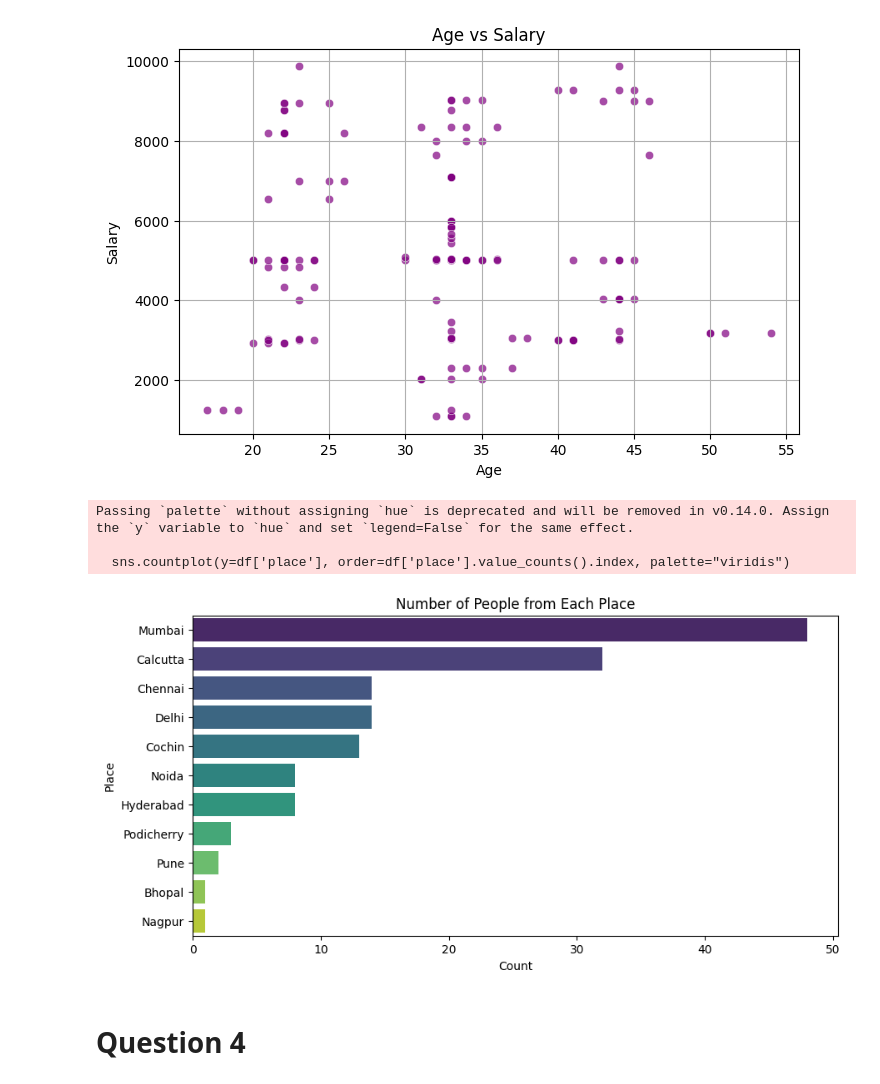
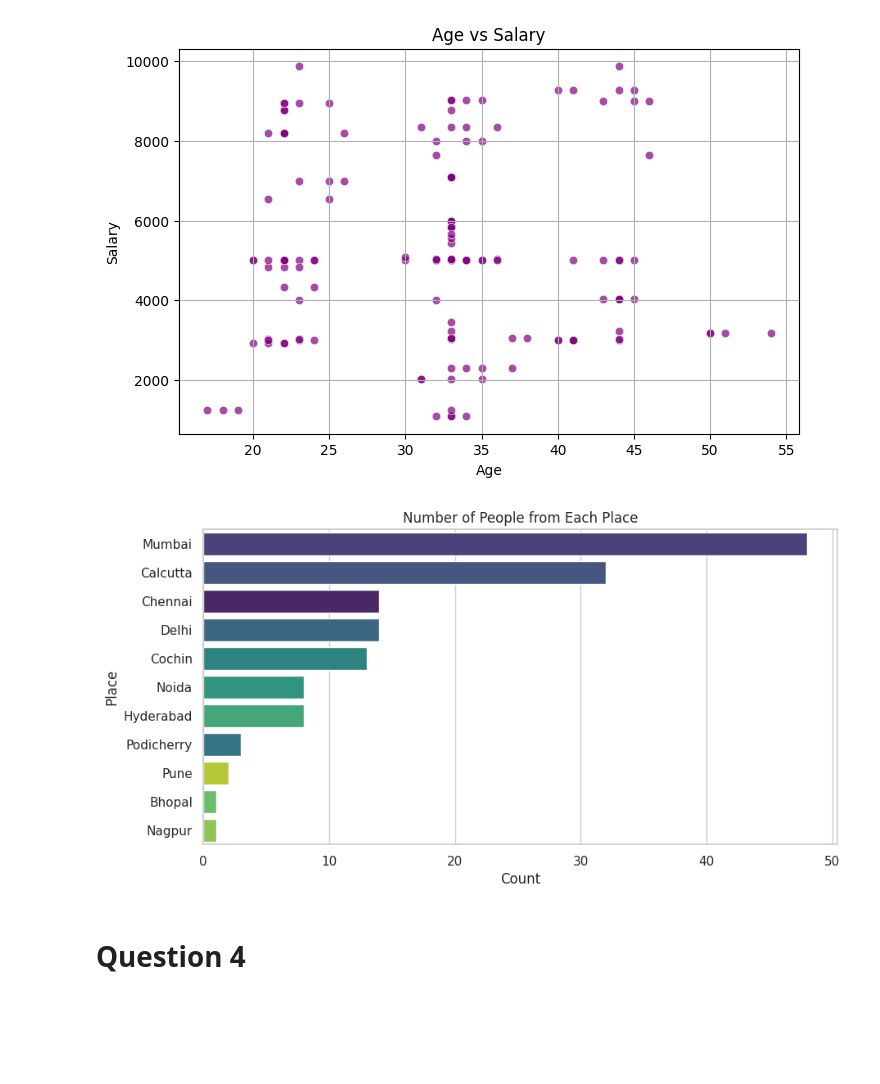
Before and after one commit to Jacob-Thomas-I21/ML-ASSIGNMENTS, a Jupyter notebook: EDA_and_Preprocessing.ipynb, the cells around one changed output. Saved outputs shown, nothing was run; the diff lists cells and outputs as text; code cells hidden in the pictures; blank space fills up the shorter version.

```diff
--- a/EDA_and_Preprocessing.ipynb
+++ b/EDA_and_Preprocessing.ipynb
@@ -308,16 +308,13 @@ plt.show()
 [figure]
 # %%
 plt.figure(figsize=(10, 5))
-sns.countplot(y=df['place'], order=df['place'].value_counts().index, palette="viridis")
+sns.countplot(data=df, y="place", order=df["place"].value_counts().index, palette="viridis", hue="place", legend=False)
 plt.xlabel("Count")
 plt.ylabel("Place")
 plt.title("Number of People from Each Place")
 plt.show()
 # %% [output]
-Passing `palette` without assigning `hue` is deprecated and will be removed in v0.14.0. Assign the `y` variable to `hue` and set `legend=False` for the same effect.
-
-  sns.countplot(y=df['place'], order=df['place'].value_counts().index, palette="viridis")
-[figure, old version]
+[figure, new version]
 # %% [markdown]
 # **Question 4**
 # %%
```
